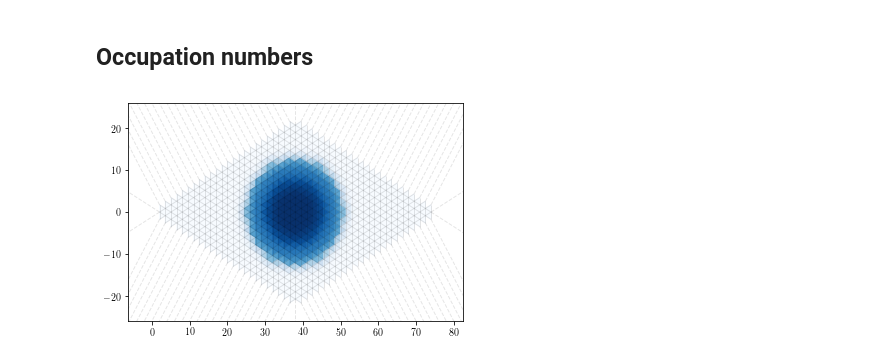
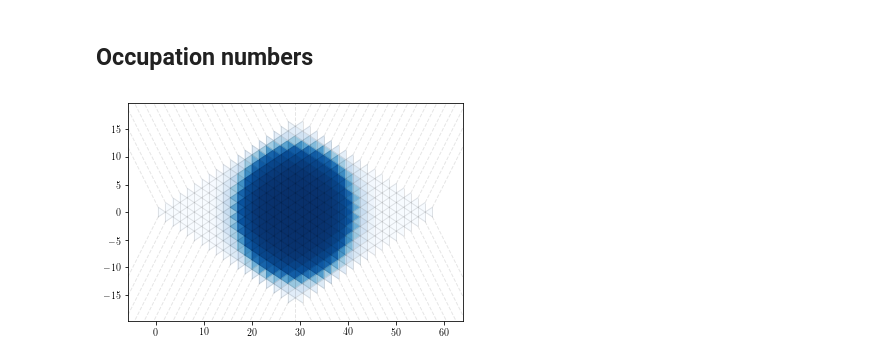
Before and after one commit to juanjosegarciaripoll/haldane, a Jupyter notebook: main.ipynb, the cells around one changed output. Saved outputs shown, nothing was run; the diff lists cells and outputs as text; code cells hidden in the pictures.

```diff
--- a/main.ipynb
+++ b/main.ipynb
@@ -18,15 +18,26 @@ $$ H = t_1 \sum_{\langle ij\rangle} a^\dagger_i a_j + t_2 \sum_{\langle\langle i
 # %%
-Nx = Ny = 25
-Np = int(Nx*Ny*0.8)
-lattice = OpenLattice(Nx, Ny, Np)
+# Lattice sizes
+Nx = Ny = 20
+N = int(Nx*Ny*0.5)
+
+# Haldane Hamiltonian's parameters
 t1 = 1
-t2 = 0.1
+t2 = 1
 dphi = 0.5
+lattice_imbalance = 0
+
+# Harmonica trap strength
+trap_potential = 1/50
+
+# Temperature
+T = 0
+
+lattice = OpenLattice(Nx, Ny, N)
 hopping_params = (t1, t2, dphi)
 hoppings_type = 'haldane'
-single_levels = build_harmonic_trap(lattice, 1/30)
-ham = OpenHamiltonian(lattice, single_levels,
-                      hopping_params, hoppings_type)
+ham = OpenHamiltonian(lattice, hopping_params, hoppings_type,
+                      trap_potential, lattice_imbalance)
+
 print(f'Number of sites = {lattice.L}')
 print(f'Number of particles = {lattice.Np}')
 # %% [output]
@@ -40,7 +64,22 @@ v = v[:, :Np]
+# %%
+w, v = eigh(ham.A)
+
+# Chemical potential
+mu = (w[N-1] + w[N])/2
+
+# Fermi-Dirac distribution
+if np.isclose(T, 0):
+    fd_dist = np.zeros(np.size(w))
+    fd_dist[:N] = 1
+else:
+    fd_dist = 1/(1 + np.exp((w-mu)/T))
+
+# Expected values
+expected = np.einsum('im,jm,m->ij', np.conj(v), v, fd_dist)
 # %% [markdown]
 ## Occupation numbers
 # %%
-occupations = np.linalg.norm(v, axis=1)
+occupations = np.real(np.diag(expected))
 plot_voronoi(lattice, occupations)
 # %% [output]
-[figure, old version]
+[figure, new version]
```
Also changed, not shown: parts of 11 cells of this notebook.
